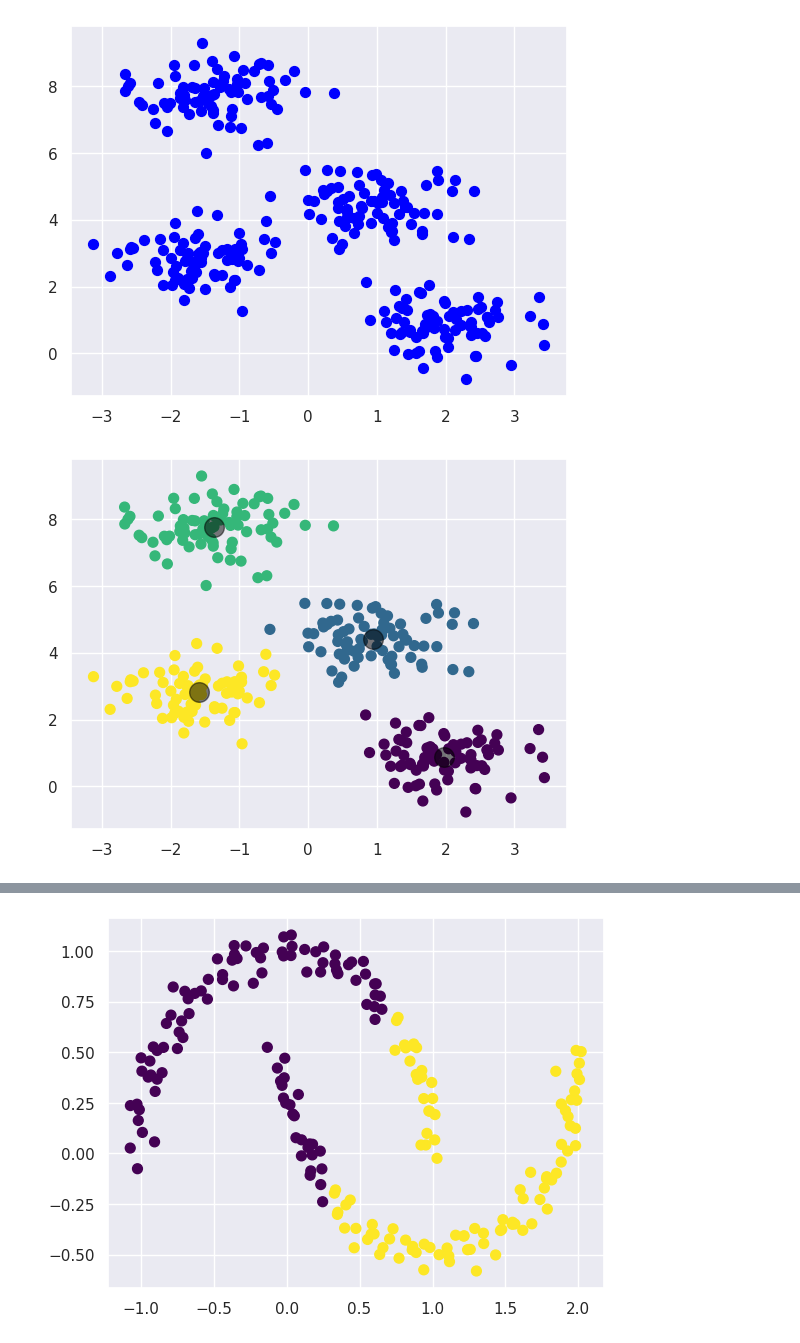
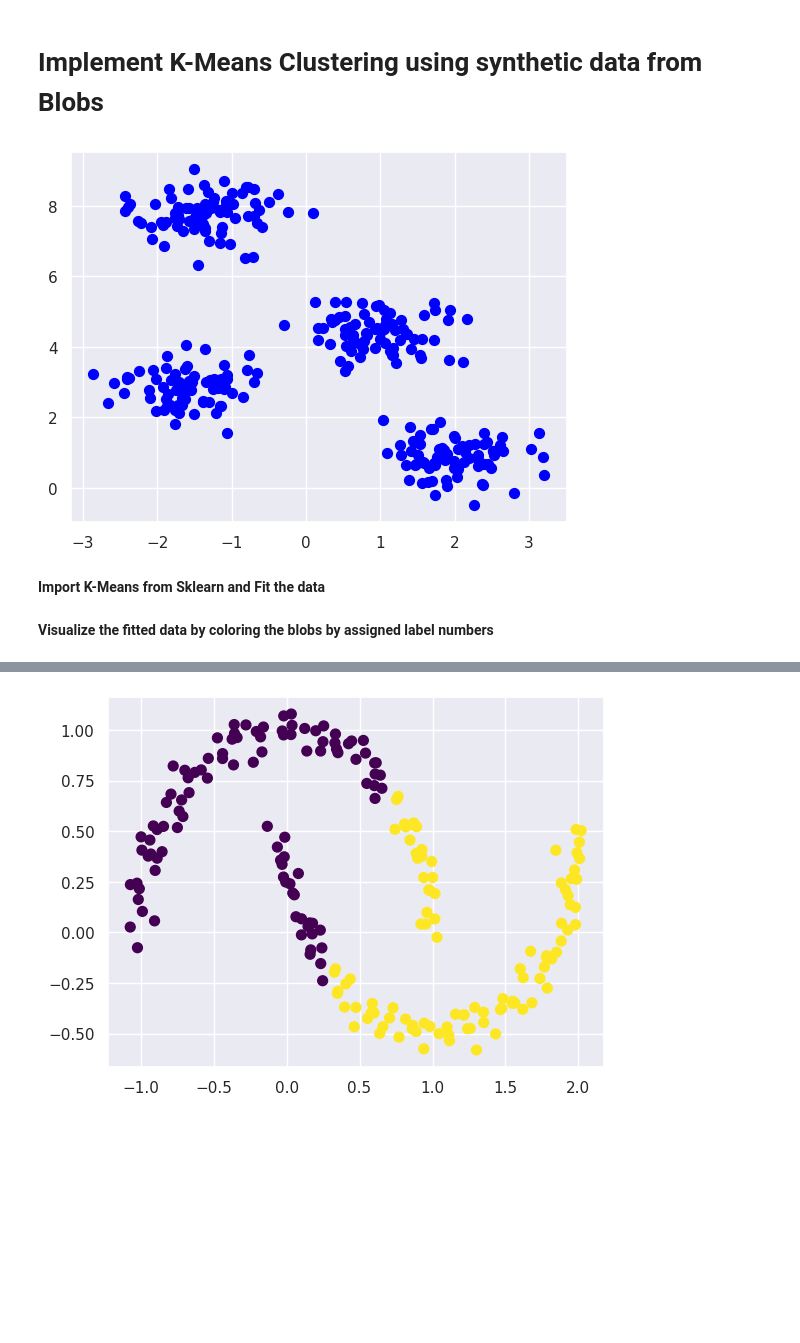
Before and after one commit to hithesh2005/AIML-2303A51291, a Jupyter notebook: Lab10.ipynb, the cells around one changed output, grey strips where cells are left out. Cells and saved outputs as stored; diff of their text form; code cells hidden in the pictures; blank space fills up the shorter version.

```diff
--- a/Lab10.ipynb
+++ b/Lab10.ipynb
@@ -3 +118,3 @@
+# %% [markdown]
+# Implement K-Means Clustering using synthetic data from Blobs
 # %%
@@ -9,8 +125,10 @@ import numpy as np
 # %%
 from sklearn.datasets import make_blobs
 X, y_true = make_blobs(n_samples=300, centers=4,
-                       cluster_std=0.60, random_state=0)
+                       cluster_std=0.50, random_state=0)
 plt.scatter(X[:, 0], X[:, 1], s=50,color='blue');
 # %% [output]
-[figure, old version]
+[figure, new version]
+# %% [markdown]
+**Import K-Means from Sklearn and Fit the data**
 # %%
@@ -20,12 +136,13 @@ from sklearn.cluster import KMeans
 kmeans = KMeans(n_clusters=4, n_init=10)
 kmeans.fit(X)
 y_kmeans = kmeans.predict(X)
+# %% [markdown]
+**Visualize the fitted data by coloring
+the blobs by assigned label numbers**
 # %%
-#Visualize the fitted data by coloring the blobs by assigned label numbers
-
-plt.scatter(X[:, 0], X[:, 1], c=y_kmeans, s=50, cmap='viridis')
+plt.scatter(X[:, 0], X[:, 1], c=y_kmeans,
+            s=50, cmap='viridis')
 
 centers = kmeans.cluster_centers_
-plt.scatter(centers[:, 0], centers[:, 1], c='black', s=200, alpha=0.5);
+plt.scatter(centers[:, 0], centers[:, 1],
+            c='black', s=200, alpha=0.5);
-# %% [output]
-[figure, removed]
```
Also changed, not shown: parts of 40 cells of this notebook.
